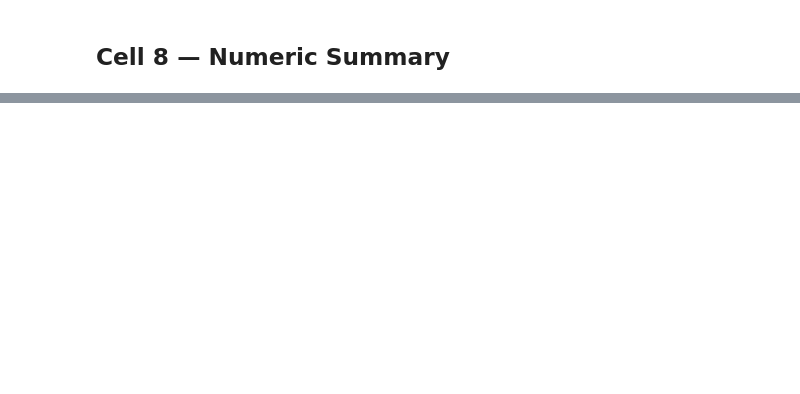
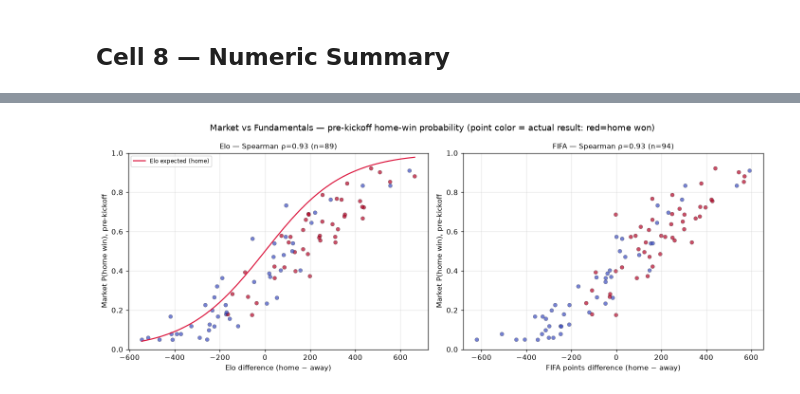
Before and after one commit to phat-henry-diep/kalshi-worldcup-markets, a Jupyter notebook: Kalshi_WorldCup_EDA.ipynb, the cells around one changed output, grey strips where cells are left out. Saved outputs shown, nothing was run; the diff lists cells and outputs as text; code cells hidden in the pictures; blank space fills up the shorter version.

```diff
--- a/Kalshi_WorldCup_EDA.ipynb
+++ b/Kalshi_WorldCup_EDA.ipynb
@@ -399,0 +580,34 @@ scorers                                 NaN
+# %%
+# --- Scatter: market P(home win) vs Elo / FIFA strength gap ----------------
+if mvf.empty:
+    print("No matches with market probabilities to plot.")
+else:
+    fig, axes = plt.subplots(1, 2, figsize=(13, 5))
+    panels = [("elo_diff", "Elo difference (home − away)"),
+              ("fifa_diff", "FIFA points difference (home − away)")]
+    for ax, (xcol, xlabel) in zip(axes, panels):
+        sub = mvf.dropna(subset=[xcol, "p_home_mkt"])
+        ax.scatter(sub[xcol], sub["p_home_mkt"], s=28, alpha=0.7,
+                   c=sub["home_win"], cmap="coolwarm", edgecolor="k", linewidth=0.3)
+        ax.set_xlabel(xlabel)
+        ax.set_ylabel("Market P(home win), pre-kickoff")
+        ax.set_ylim(0, 1)
+        ax.grid(alpha=0.3)
+        title = xlabel.split(" ")[0]
+        if len(sub) >= 3:
+            rho = sub[xcol].corr(sub["p_home_mkt"], method="spearman")
+            title += f" — Spearman ρ={rho:.2f} (n={len(sub)})"
+        ax.set_title(title, fontsize=10)
+    # Elo expected-result reference curve on the Elo panel.
+    e = mvf["elo_diff"].dropna()
+    if not e.empty:
+        xs = np.linspace(e.min(), e.max(), 100)
+        axes[0].plot(xs, 1 / (1 + 10 ** (-xs / 400)), color="crimson", lw=1.5,
+                     label="Elo expected (home)")
+        axes[0].legend(fontsize=8)
+    fig.suptitle("Market vs Fundamentals — pre-kickoff home-win probability "
+                 "(point color = actual result: red=home won)", fontsize=12)
+    fig.tight_layout()
+    plt.show()
+# %% [output]
+[figure, added]
```
Also changed, not shown: parts of 11 cells of this notebook, 2 other files.
